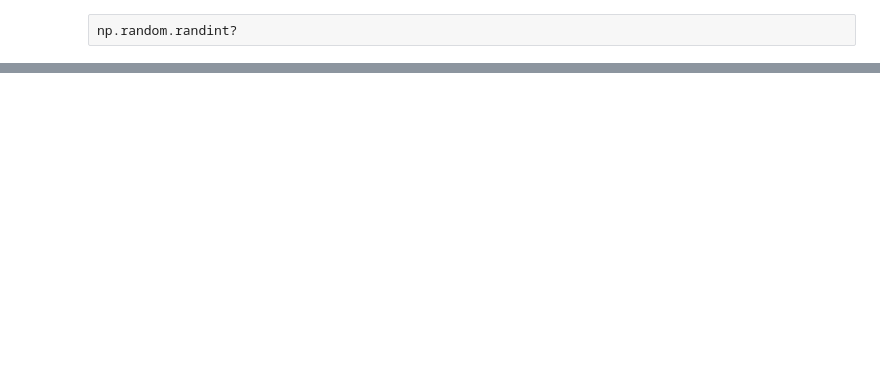
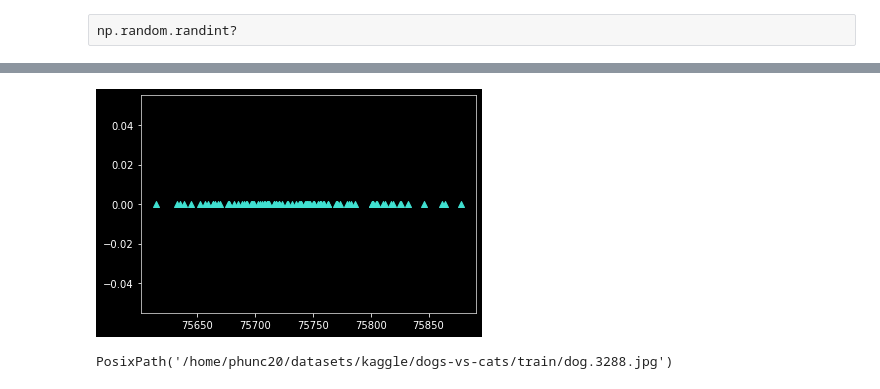
Before and after one commit to phunc20/pytorch-Deep-Learning, a Jupyter notebook: lectures/01-practicum-classification_LA_visualization_verbose01.ipynb, the cells around one changed output, grey strips where cells are left out. Drawn from its saved outputs; the diff is of its cells as text; code cells hidden in the pictures; blank space fills up the shorter version.

```diff
--- a/lectures/01-practicum-classification_LA_visualization_verbose01.ipynb
+++ b/lectures/01-practicum-classification_LA_visualization_verbose01.ipynb
@@ -118,0 +186,10 @@ plt.imshow(image);
+# %%
+alpha = .2
+plt.scatter(L_distances_type_2,
+            [0]*len(L_distances_type_2),
+            marker="^",
+            color="turquoise",
+            alpha=1);
+plt.plot();
+# %% [output]
+[figure, added]
@@ -118,0 +206,5 @@ plt.imshow(image);
+# %%
+image_far = L_101_paths[argsort(L_distances_type_1)[-1] + 1]
+image_far
+# %% [output]
+PosixPath('/home/phunc20/datasets/kaggle/dogs-vs-cats/train/dog.3288.jpg')
```
Also changed, not shown: parts of 15 cells of this notebook.
